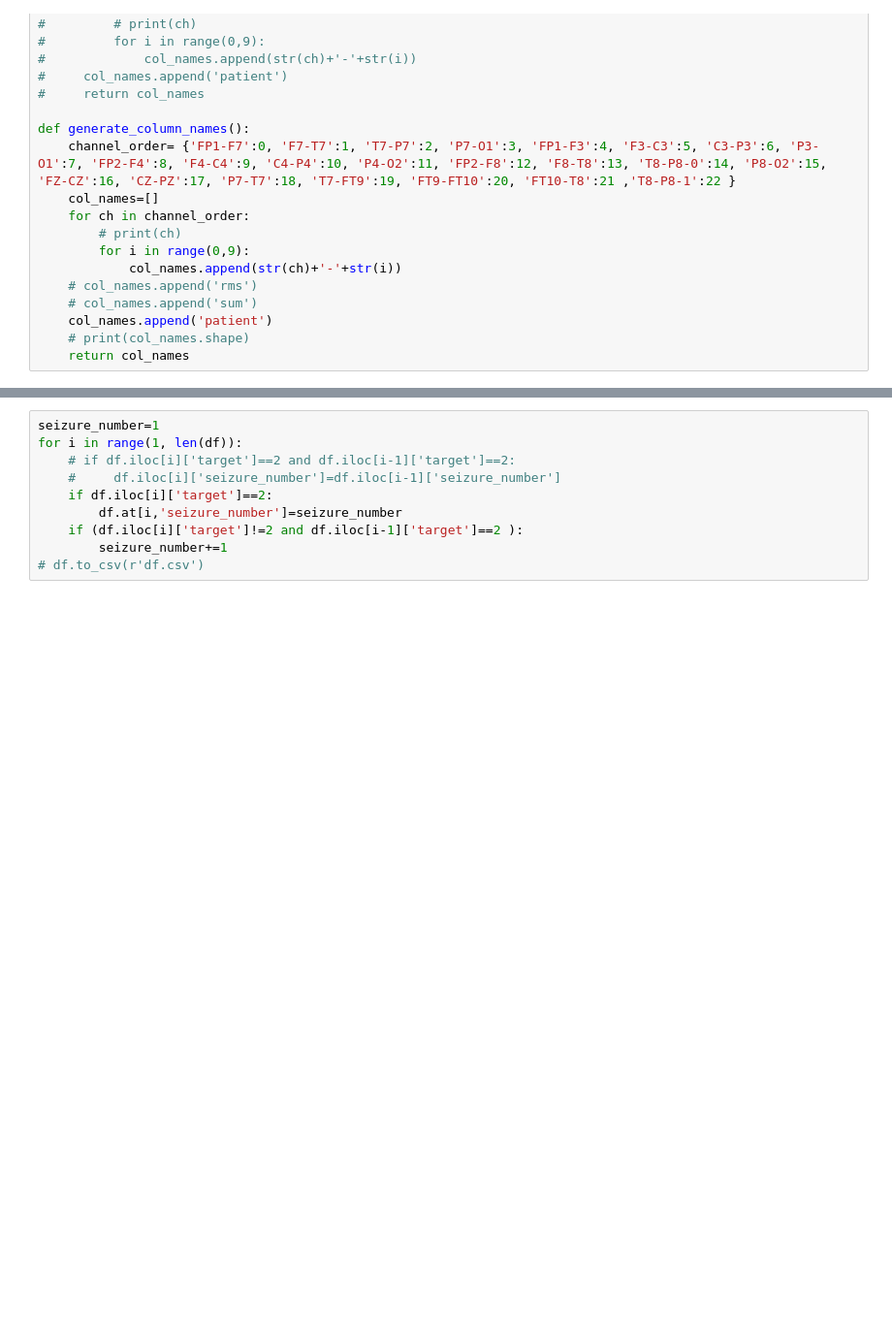
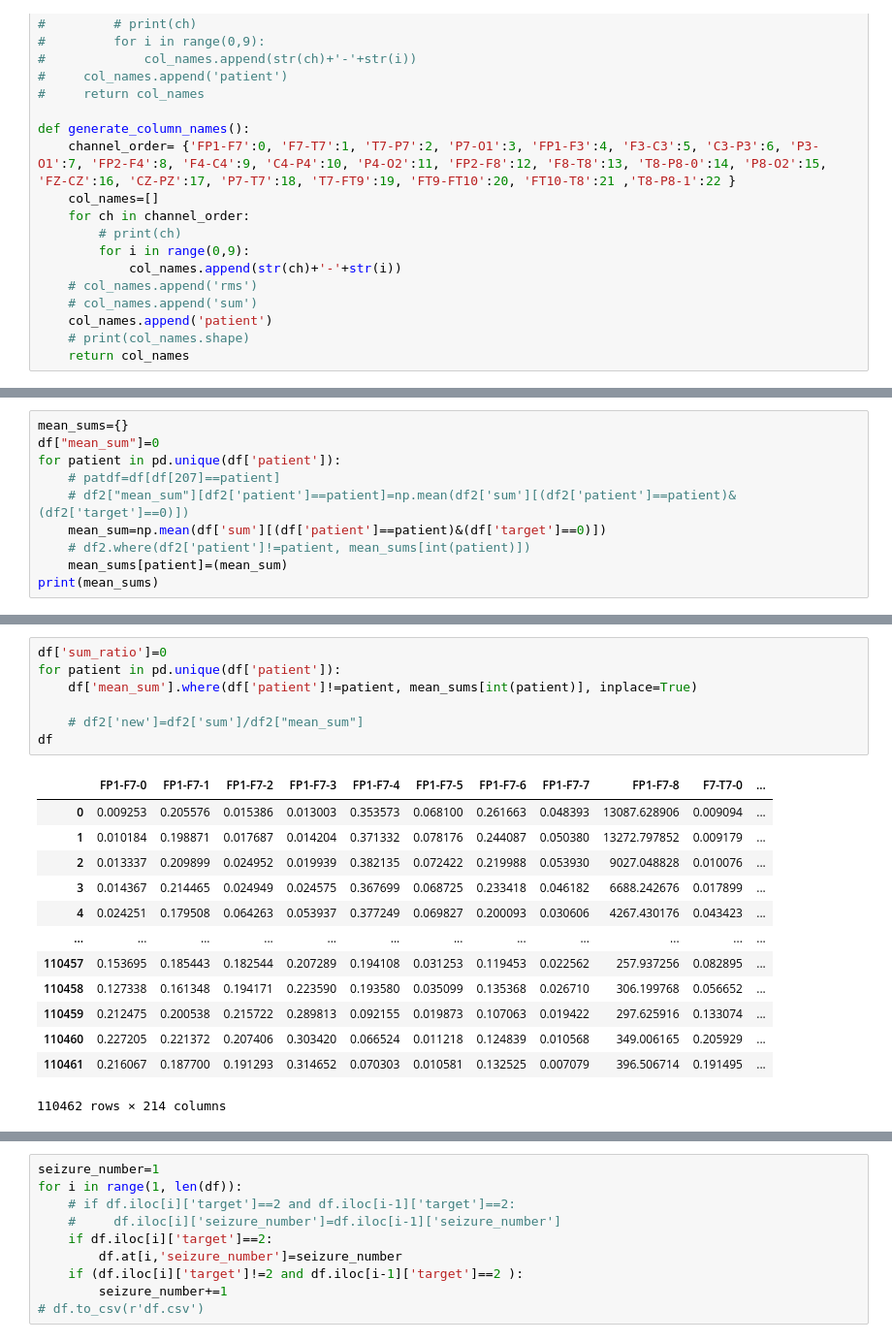
Before and after one commit to SalmaElSayd/Predicting-epileptic-seizures, a Jupyter notebook: model1.ipynb, the cells around one changed output, grey strips where cells are left out. Shown at 97% size. Saved outputs shown, nothing was run; the diff lists cells and outputs as text; blank space fills up the shorter version.

```diff
--- a/model1.ipynb
+++ b/model1.ipynb
@@ -121,0 +164,10 @@ df
+# %%
+mean_sums={}
+df["mean_sum"]=0
+for patient in pd.unique(df['patient']):
+    # patdf=df[df[207]==patient]
+    # df2["mean_sum"][df2['patient']==patient]=np.mean(df2['sum'][(df2['patient']==patient)&(df2['target']==0)])
+    mean_sum=np.mean(df['sum'][(df['patient']==patient)&(df['target']==0)])
+    # df2.where(df2['patient']!=patient, mean_sums[int(patient)])
+    mean_sums[patient]=(mean_sum)
+print(mean_sums)
@@ -121,0 +188,21 @@ df
+# %%
+df['sum_ratio']=0
+for patient in pd.unique(df['patient']):
+    df['mean_sum'].where(df['patient']!=patient, mean_sums[int(patient)], inplace=True)
+
+    # df2['new']=df2['sum']/df2["mean_sum"]
+df
+# %% [output]
+|  | FP1-F7-0 | FP1-F7-1 | FP1-F7-2 | FP1-F7-3 | FP1-F7-4 | FP1-F7-5 | FP1-F7-6 | FP1-F7-7 | FP1-F7-8 | F7-T7-0 | ... |
+| 0 | 0.009253 | 0.205576 | 0.015386 | 0.013003 | 0.353573 | 0.068100 | 0.261663 | 0.048393 | 13087.628906 | 0.009094 | ... |
+| 1 | 0.010184 | 0.198871 | 0.017687 | 0.014204 | 0.371332 | 0.078176 | 0.244087 | 0.050380 | 13272.797852 | 0.009179 | ... |
+| 2 | 0.013337 | 0.209899 | 0.024952 | 0.019939 | 0.382135 | 0.072422 | 0.219988 | 0.053930 | 9027.048828 | 0.010076 | ... |
+| 3 | 0.014367 | 0.214465 | 0.024949 | 0.024575 | 0.367699 | 0.068725 | 0.233418 | 0.046182 | 6688.242676 | 0.017899 | ... |
+| 4 | 0.024251 | 0.179508 | 0.064263 | 0.053937 | 0.377249 | 0.069827 | 0.200093 | 0.030606 | 4267.430176 | 0.043423 | ... |
+| ... | ... | ... | ... | ... | ... | ... | ... | ... | ... | ... | ... |
+| 110457 | 0.153695 | 0.185443 | 0.182544 | 0.207289 | 0.194108 | 0.031253 | 0.119453 | 0.022562 | 257.937256 | 0.082895 | ... |
+| 110458 | 0.127338 | 0.161348 | 0.194171 | 0.223590 | 0.193580 | 0.035099 | 0.135368 | 0.026710 | 306.199768 | 0.056652 | ... |
+| 110459 | 0.212475 | 0.200538 | 0.215722 | 0.289813 | 0.092155 | 0.019873 | 0.107063 | 0.019422 | 297.625916 | 0.133074 | ... |
+| 110460 | 0.227205 | 0.221372 | 0.207406 | 0.303420 | 0.066524 | 0.011218 | 0.124839 | 0.010568 | 349.006165 | 0.205929 | ... |
+| 110461 | 0.216067 | 0.187700 | 0.191293 | 0.314652 | 0.070303 | 0.010581 | 0.132525 | 0.007079 | 396.506714 | 0.191495 | ... |
+110462 rows × 214 columns
```
Also changed, not shown: parts of 67 cells of this notebook.
